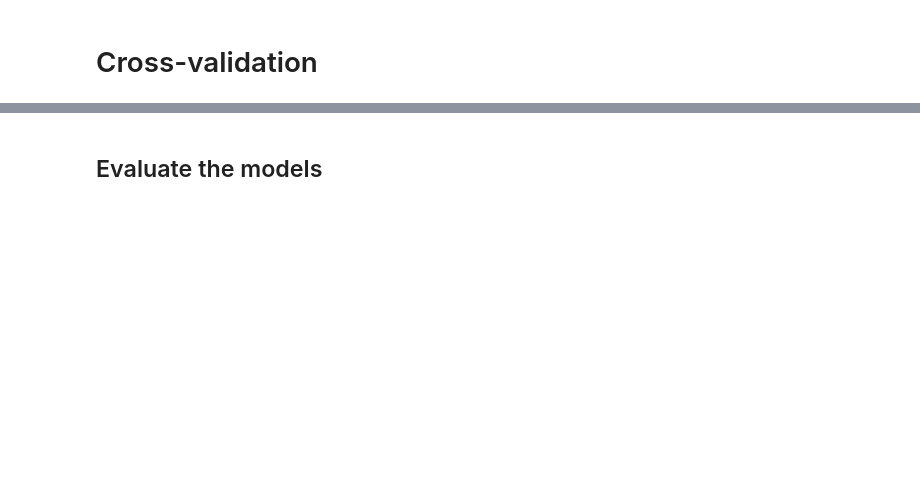
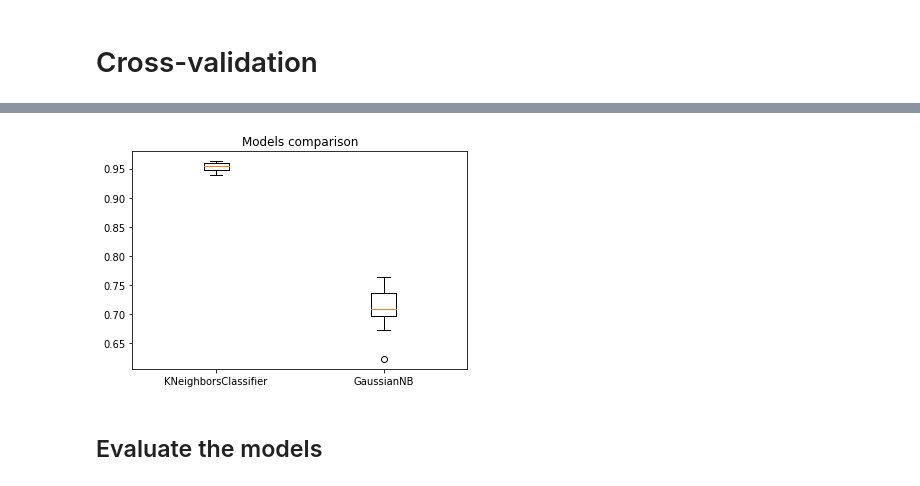
Before and after one commit to zhorta/ESILV_Python_for_data_analysis_devoir_2020, a Jupyter notebook: main.ipynb, the cells around one changed output, grey strips where cells are left out. Drawn from its saved outputs; the diff is of its cells as text; code cells hidden in the pictures; blank space fills up the shorter version.

```diff
--- a/main.ipynb
+++ b/main.ipynb
@@ -236,7 +250,10 @@ for i in range(len(clfs)):
 # %%
-matplotlib.pyplot.boxplot(results, labels=names)
+names_cv = ["KNeighborsClassifier", "GaussianNB"]
+matplotlib.pyplot.boxplot(results, labels=names_cv)
 matplotlib.pyplot.title('Models comparison')
 matplotlib.pyplot.show()
+# %% [output]
+[figure, added]
 # %% [markdown]
 ## Evaluate the models
 # %%
```
Also changed, not shown: parts of 9 cells of this notebook.
